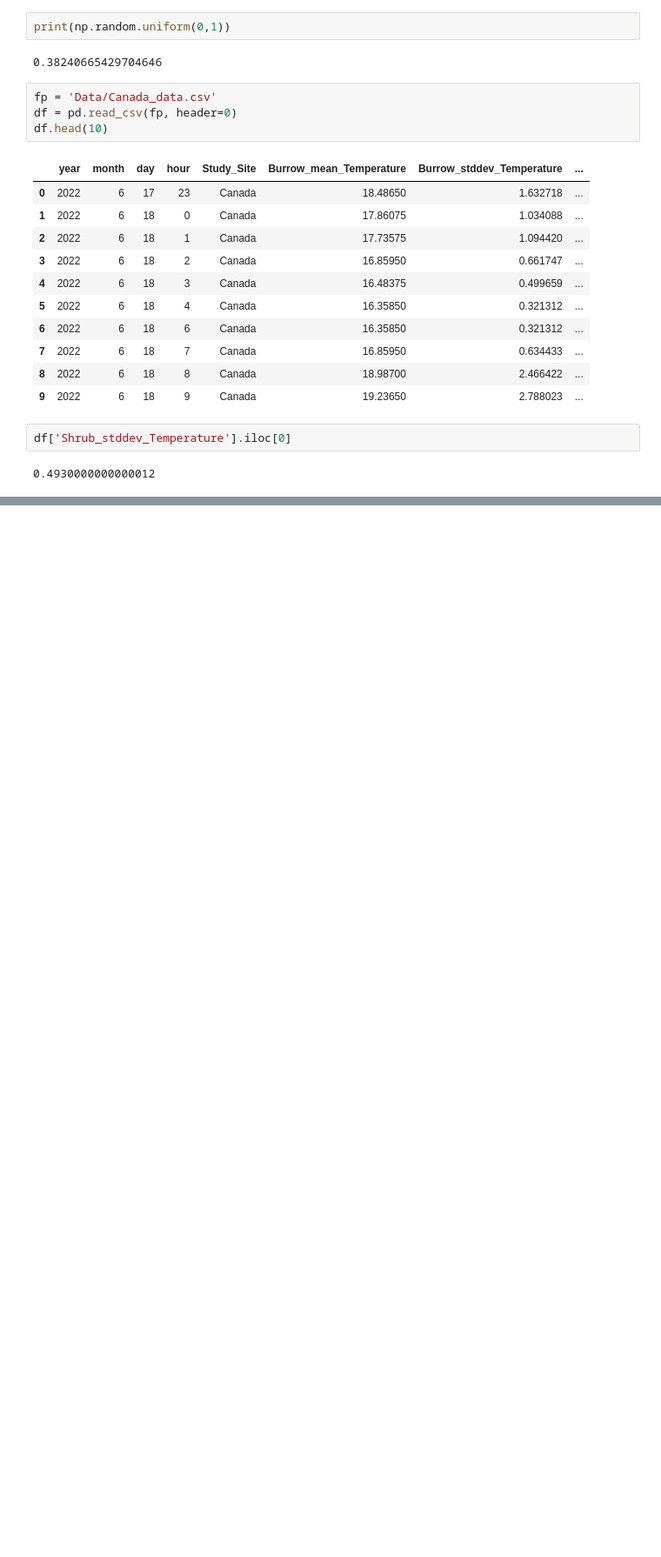
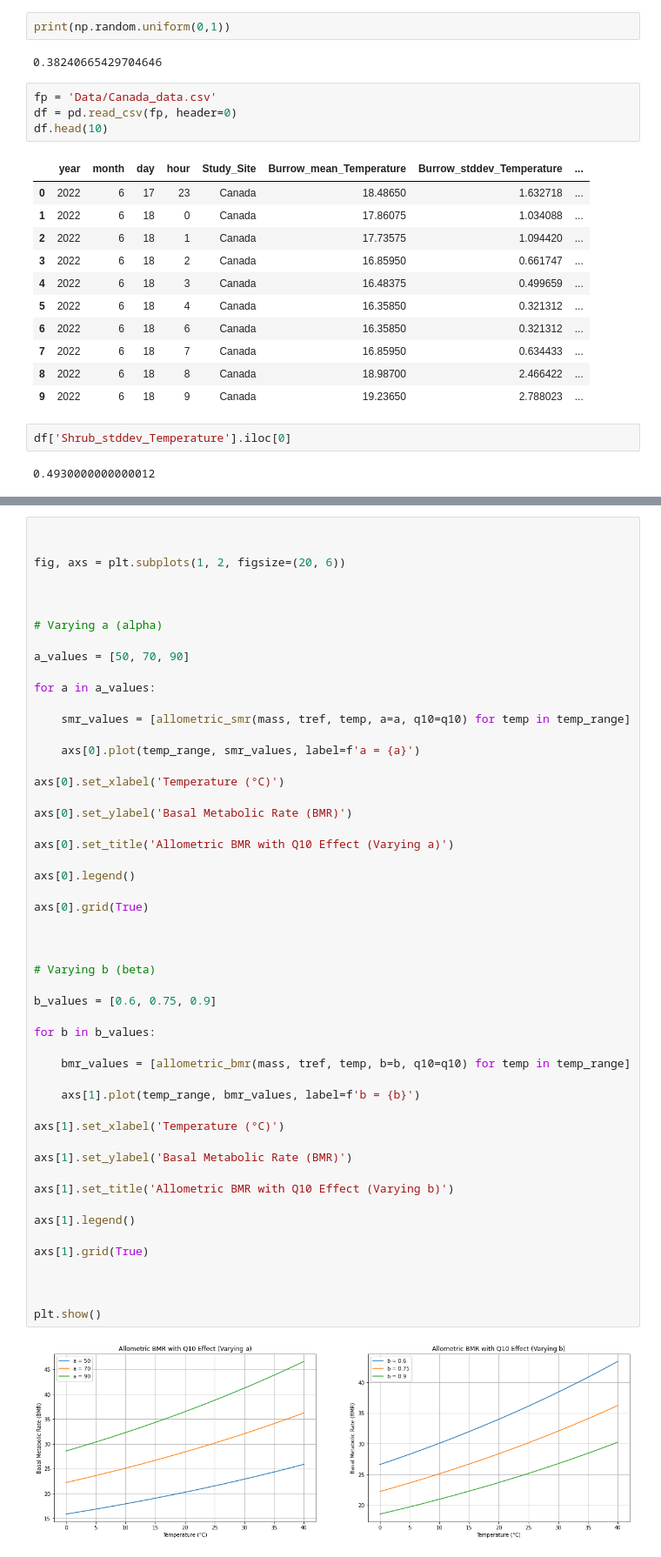
Before and after one commit to michaelremington2/therma_sim, a Jupyter notebook: src/therma_sim/scratch_code.ipynb, the cells around one changed output, grey strips where cells are left out. Shown: that part at 87% size. Drawn from its saved outputs; the diff is of its cells as text; blank space fills up the shorter version.

```diff
--- a/src/therma_sim/scratch_code.ipynb
+++ b/src/therma_sim/scratch_code.ipynb
@@ -39,0 +78,54 @@ df['Shrub_stddev_Temperature'].iloc[0]
+# %%
+
+
+fig, axs = plt.subplots(1, 2, figsize=(20, 6))
+
+
+
+# Varying a (alpha)
+
+a_values = [50, 70, 90]
+
+for a in a_values:
+
+    smr_values = [allometric_smr(mass, tref, temp, a=a, q10=q10) for temp in temp_range]
+
+    axs[0].plot(temp_range, smr_values, label=f'a = {a}')
+
+axs[0].set_xlabel('Temperature (°C)')
+
+axs[0].set_ylabel('Basal Metabolic Rate (BMR)')
+
+axs[0].set_title('Allometric BMR with Q10 Effect (Varying a)')
+
+axs[0].legend()
+
+axs[0].grid(True)
+
+
+
+# Varying b (beta)
+
+b_values = [0.6, 0.75, 0.9]
+
+for b in b_values:
+
+    bmr_values = [allometric_bmr(mass, tref, temp, b=b, q10=q10) for temp in temp_range]
+
+    axs[1].plot(temp_range, bmr_values, label=f'b = {b}')
+
+axs[1].set_xlabel('Temperature (°C)')
+
+axs[1].set_ylabel('Basal Metabolic Rate (BMR)')
+
+axs[1].set_title('Allometric BMR with Q10 Effect (Varying b)')
+
+axs[1].legend()
+
+axs[1].grid(True)
+
+
+
+plt.show()
+# %% [output]
+[figure, added]
```
Also changed, not shown: parts of 9 cells of this notebook.
